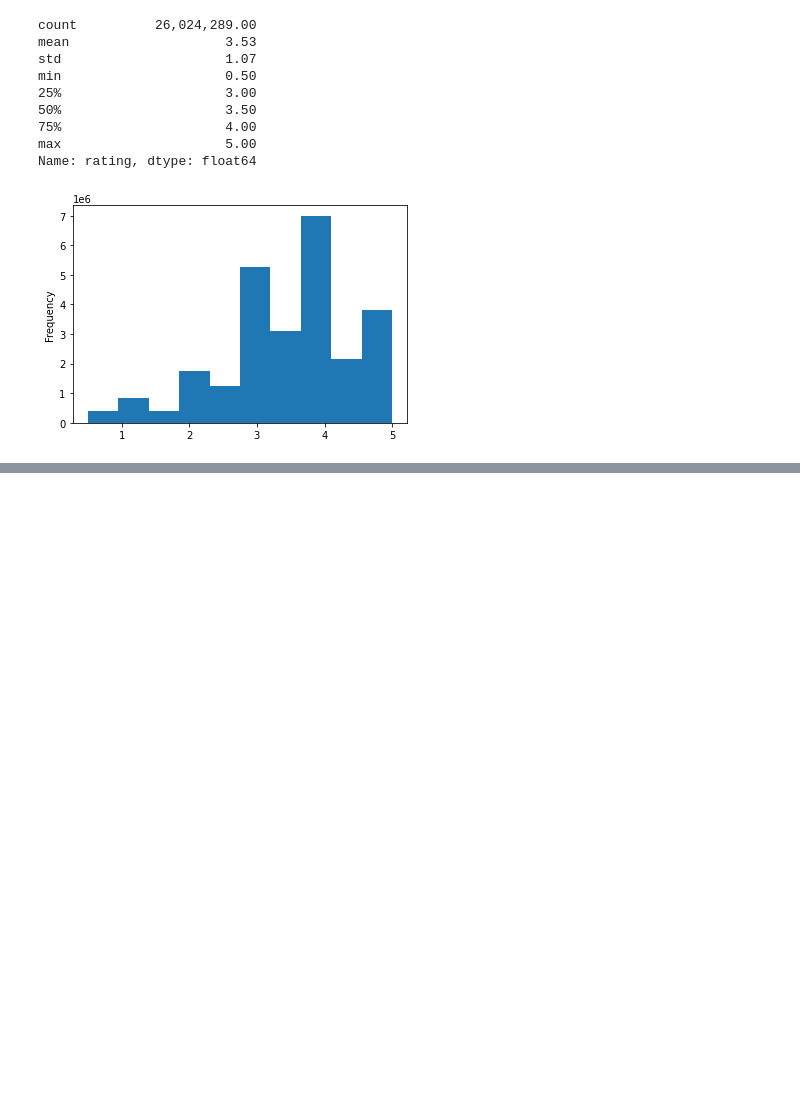
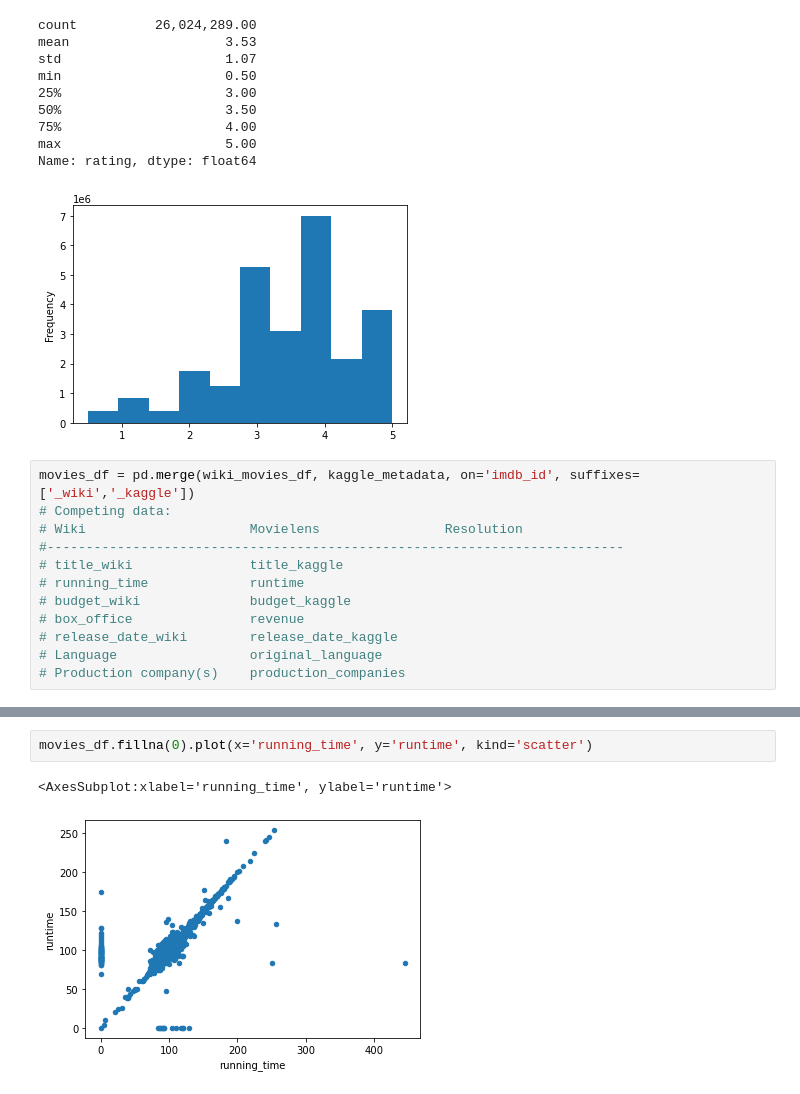
Before and after one commit to hasmanif/Movies-ETL, a Jupyter notebook: Movies.ipynb, the cells around one changed output, grey strips where cells are left out. Saved outputs shown, nothing was run; the diff lists cells and outputs as text; blank space fills up the shorter version.

```diff
--- a/Movies.ipynb
+++ b/Movies.ipynb
@@ -496,3 +496,15 @@ min                     0.50
 max                     5.00
 Name: rating, dtype: float64
 [figure]
+# %%
+movies_df = pd.merge(wiki_movies_df, kaggle_metadata, on='imdb_id', suffixes=['_wiki','_kaggle'])
+# Competing data:
+# Wiki                     Movielens                Resolution
+#--------------------------------------------------------------------------
+# title_wiki               title_kaggle
+# running_time             runtime
+# budget_wiki              budget_kaggle
+# box_office               revenue
+# release_date_wiki        release_date_kaggle
+# Language                 original_language
+# Production company(s)    production_companies
@@ -498,0 +533,5 @@ Name: rating, dtype: float64
+# %%
+movies_df.fillna(0).plot(x='running_time', y='runtime', kind='scatter')
+# %% [output]
+<AxesSubplot:xlabel='running_time', ylabel='runtime'>
+[figure, added]
```
Also changed, not shown: parts of 17 cells of this notebook.
